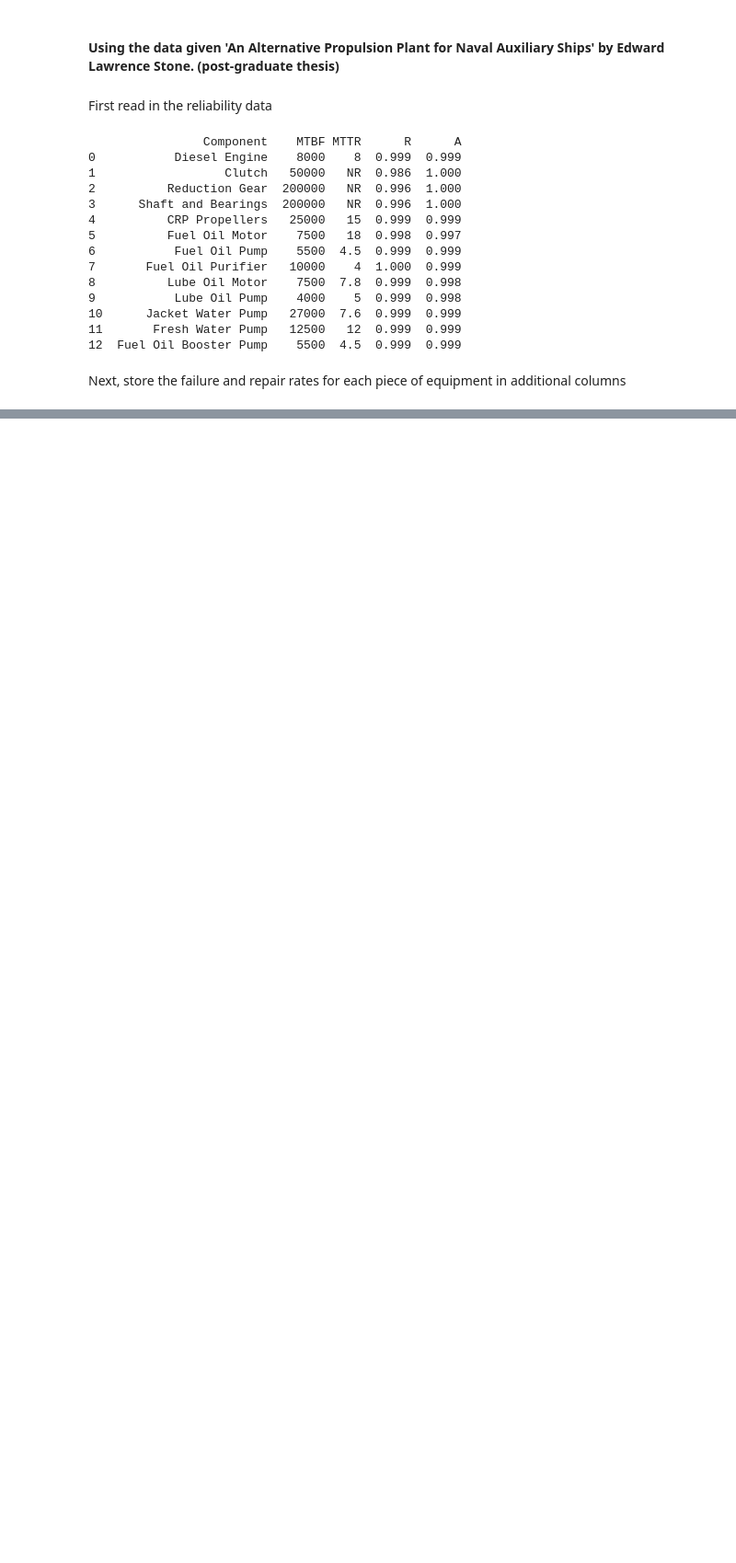
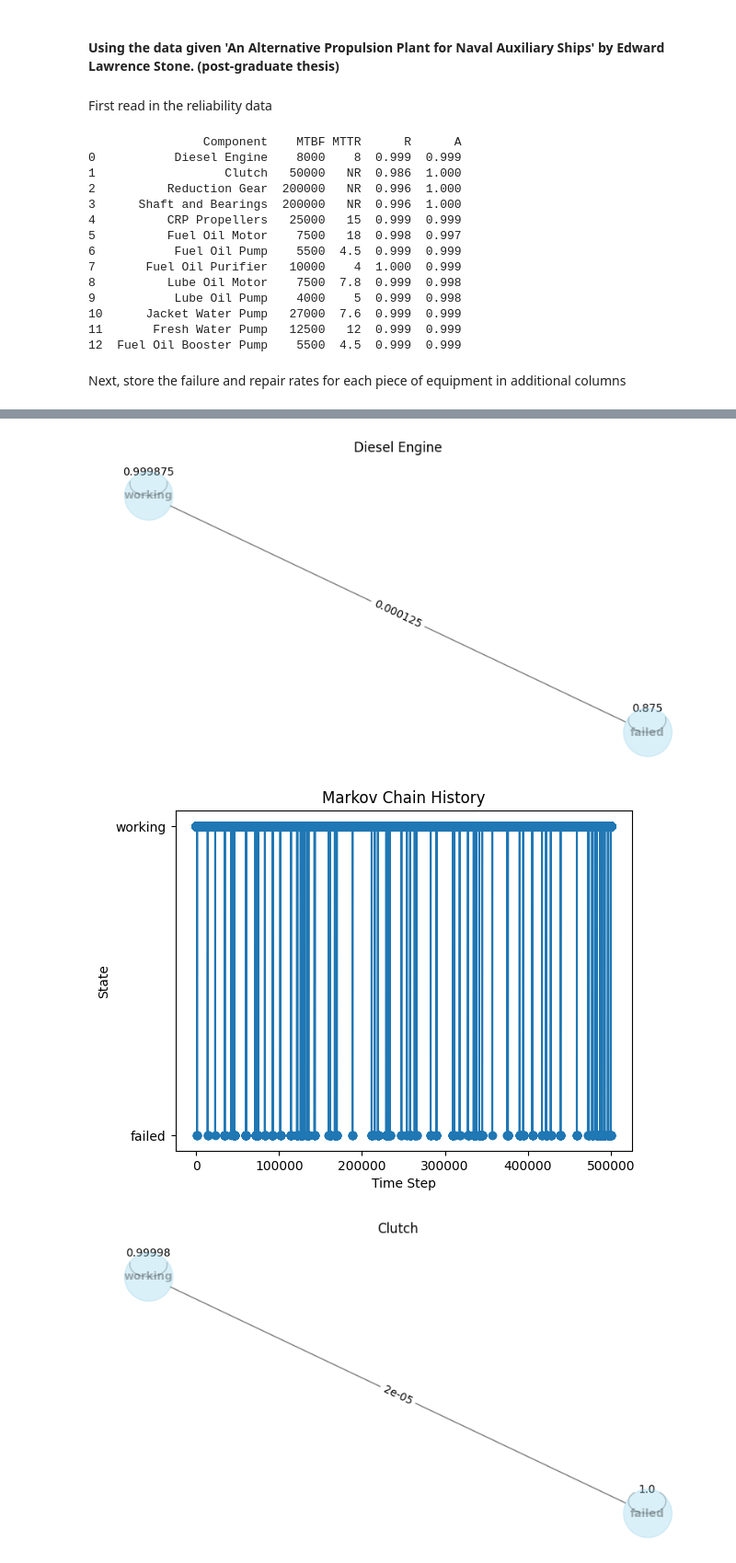
Before and after one commit to andreyaW/KISS, a Jupyter notebook: shipClassTests/T-AO_markov_chain_test.ipynb, the cells around one changed output, grey strips where cells are left out. Shown at 92% size. Saved outputs shown, nothing was run; the diff lists cells and outputs as text; code cells hidden in the pictures; blank space fills up the shorter version.

```diff
--- a/shipClassTests/T-AO_markov_chain_test.ipynb
+++ b/shipClassTests/T-AO_markov_chain_test.ipynb
@@ -32,7 +32,7 @@ Next, store the failure and repair rates for each piece of equipment in addition
 # %%
 # adding failure rates to column 3
 failure_rates = [1/MTBF for MTBF in data.MTBF]
-data.insert(2, 'Failure Rates (fail per HR)', failure_rates)
+data.insert(2, 'Failure Rates', failure_rates)
 
 # add failure rates to column 5 considerign repairable and non-repairable components (MTTR = 'NR')
 repair_rates = [None] * len(data.MTTR)
@@ -41,7 +41,7 @@ for i, MTTR in enumerate(data.MTTR):
         repair_rates[i] = 'NR'
     else:
         repair_rates[i] = 1/MTTR
-data.insert(4, 'Repair Rates (repairs per HR)', repair_rates)
+data.insert(4, 'Repair Rates', repair_rates)
 
 print(data)
 # %% [output]
@@ -69,2 +70,21 @@ Next, setup a markov chain transition matrix for each component using their fail
 # %%
-# loop through each component and create a transition matrix
+import numpy as np
+
+# create a dictionary to store each transition matrix
+transition_matrices = {}
+
+# loop through each component
+indexed_data= data.set_index('Component')
+for comp in data.Component:
+
+    # grab the failure and repair rates
+    fail_rate = indexed_data.loc[comp, 'Failure Rates']
+    repair_rate = indexed_data.loc[comp, 'Repair Rates']
+    if type(repair_rate) is str: repair_rate = 0    # i.e failure is an absorbing state
+
+    # set the transition matrix up and store
+    transition_matrix = np.array([[1-repair_rate, repair_rate], [fail_rate, 1-fail_rate]])
+    transition_matrices[comp] = transition_matrix
+
+# show that each component has its own transition matrix
+print(transition_matrices)
@@ -70,0 +108,19 @@ Next, setup a markov chain transition matrix for each component using their fail
+# %%
+import sys
+sys.path.append('..')
+from shipClass.MarkovChain import MarkovChain
+
+#fix states for each component
+states = {0: 'failed',
+          1: 'working'}
+
+# simulate the comp markov chain and draw the history as a plot
+for comp in data.Component:
+    comp_MC = MarkovChain(states, transition_matrices[comp])
+    comp_MC.drawChain(comp)
+    comp_MC.simulate(500000)
+    comp_MC.plotHistory()
+# %% [output]
+[figure, added]
+[figure, added]
+[figure, added]
```
Also changed, not shown: parts of 6 cells of this notebook, 1 other file.
